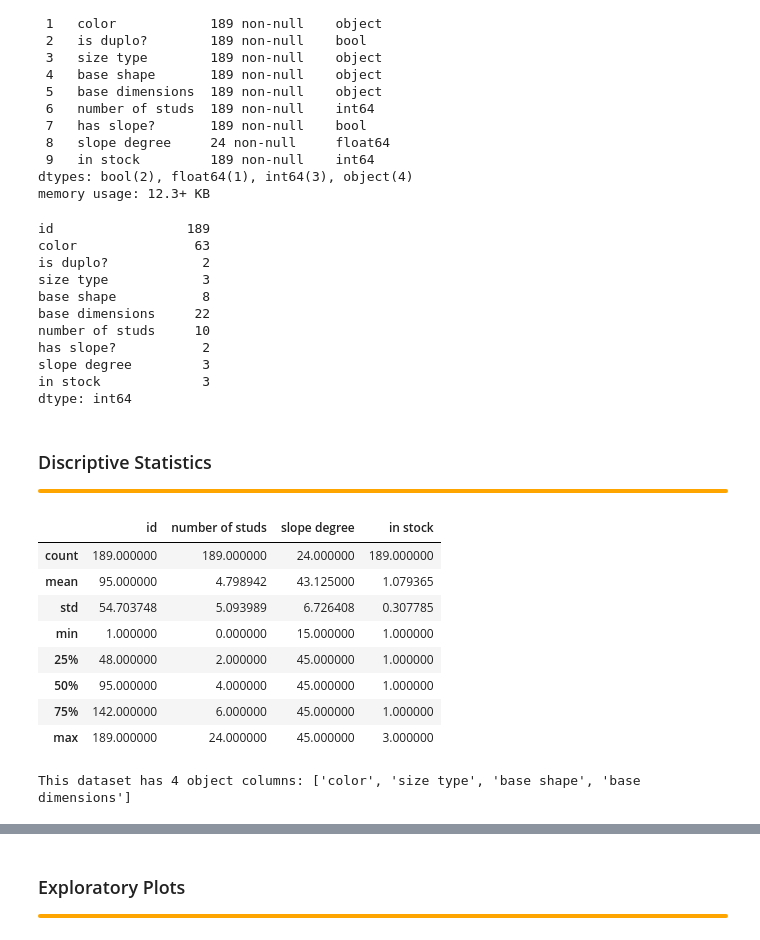
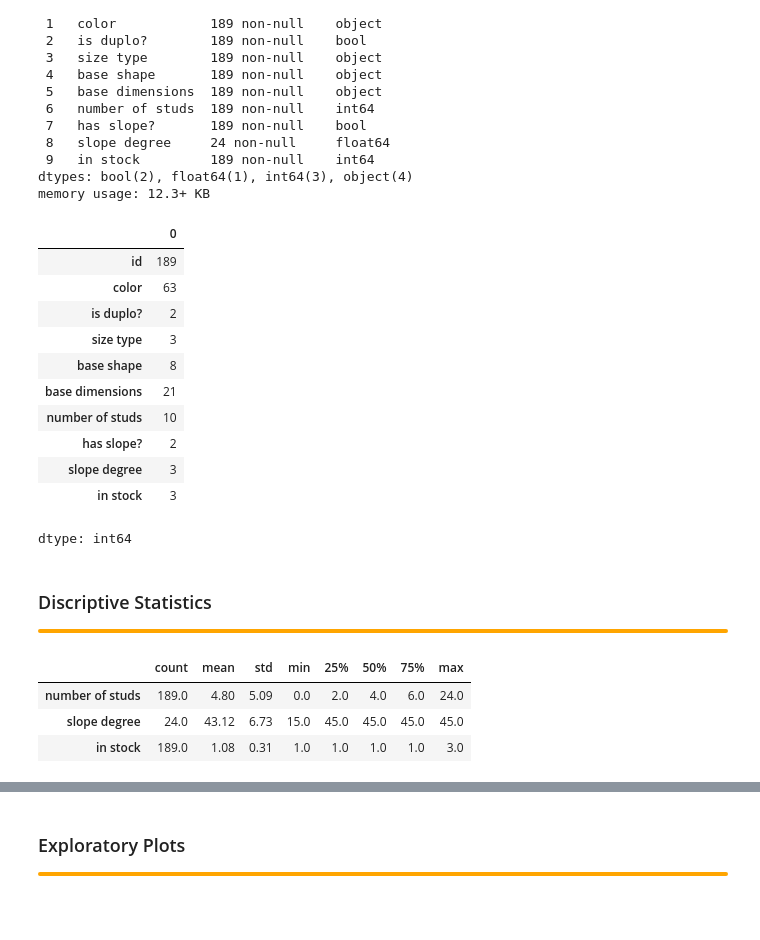
Before and after one commit to muratbek-kebtarum/ASDA_2025_Group_5_Portfolio, a Jupyter notebook: notebooks/week_03_group_5_notebook.ipynb, the cells around one changed output, grey strips where cells are left out. Saved outputs shown, nothing was run; the diff lists cells and outputs as text; code cells hidden in the pictures; blank space fills up the shorter version.

```diff
--- a/notebooks/week_03_group_5_notebook.ipynb
+++ b/notebooks/week_03_group_5_notebook.ipynb
@@ -169,0 +182,4 @@ lego_dataset.sample(20)
+# %%
+#cleaning invisible symbols in base dimensions like 0*0
+#not deleting row with dimensions 2*4*2*2
+lego_dataset['base dimensions'] = lego_dataset['base dimensions'].astype(str).str.replace(r'[^\d*]', '', regex=True)
@@ -360,16 +392,17 @@ memory usage: 12.3+ KB
 # unique values
 df.nunique()
 # %% [output]
+|  | 0 |
+| id | 189 |
+| color | 63 |
+| is duplo? | 2 |
+| size type | 3 |
+| base shape | 8 |
+| base dimensions | 21 |
+| number of studs | 10 |
+| has slope? | 2 |
+| slope degree | 3 |
+| in stock | 3 |
-id                 189
-color               63
-is duplo?            2
-size type            3
-base shape           8
-base dimensions     22
-number of studs     10
-has slope?           2
-slope degree         3
-in stock             3
 dtype: int64
 # %% [markdown]
 ### Discriptive Statistics
@@ -384,23 +417,13 @@ dtype: int64
 </div>
 # %%
 # Numeric Columns
-df.describe()
+desc_stats = df[['number of studs', 'slope degree', 'in stock']].describe().T.round(2)
+desc_stats
 # %% [output]
-|  | id | number of studs | slope degree | in stock |
-| count | 189.000000 | 189.000000 | 24.000000 | 189.000000 |
-| mean | 95.000000 | 4.798942 | 43.125000 | 1.079365 |
-| std | 54.703748 | 5.093989 | 6.726408 | 0.307785 |
-| min | 1.000000 | 0.000000 | 15.000000 | 1.000000 |
-| 25% | 48.000000 | 2.000000 | 45.000000 | 1.000000 |
-| 50% | 95.000000 | 4.000000 | 45.000000 | 1.000000 |
-| 75% | 142.000000 | 6.000000 | 45.000000 | 1.000000 |
-| max | 189.000000 | 24.000000 | 45.000000 | 3.000000 |
+|  | count | mean | std | min | 25% | 50% | 75% | max |
+| number of studs | 189.0 | 4.80 | 5.09 | 0.0 | 2.0 | 4.0 | 6.0 | 24.0 |
+| slope degree | 24.0 | 43.12 | 6.73 | 15.0 | 45.0 | 45.0 | 45.0 | 45.0 |
+| in stock | 189.0 | 1.08 | 0.31 | 1.0 | 1.0 | 1.0 | 1.0 | 3.0 |
-# %%
-#getting statistics on categorical/object columns
-obj_cols = df.select_dtypes(include='object').columns
-print(f"This dataset has {len(obj_cols)} object columns:", list(obj_cols))
-# %% [output]
-This dataset has 4 object columns: ['color', 'size type', 'base shape', 'base dimensions']
 # %%
 df.sample(20)
 # %% [output]
```
Also changed, not shown: parts of 12 cells of this notebook.
